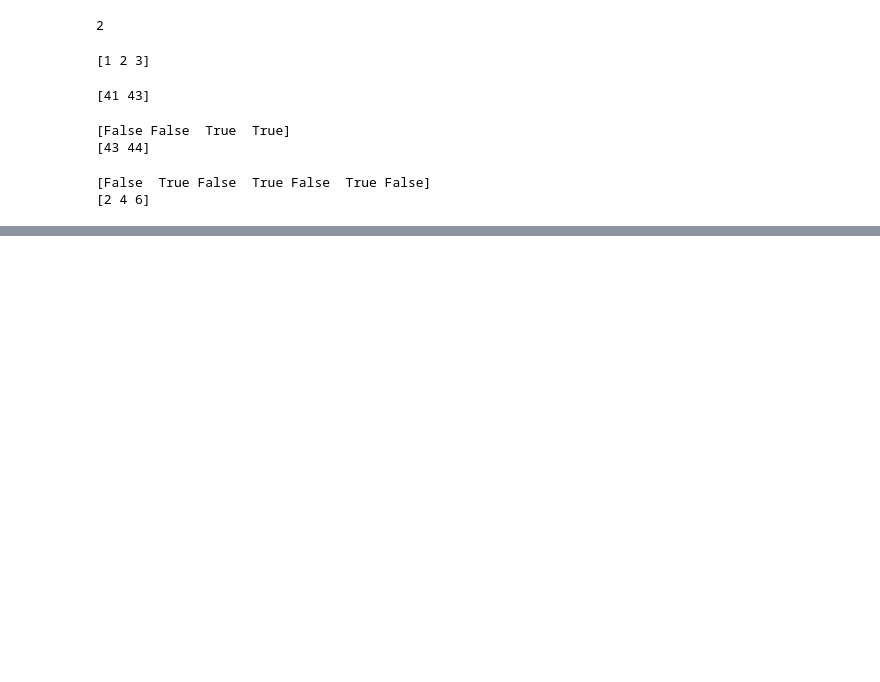
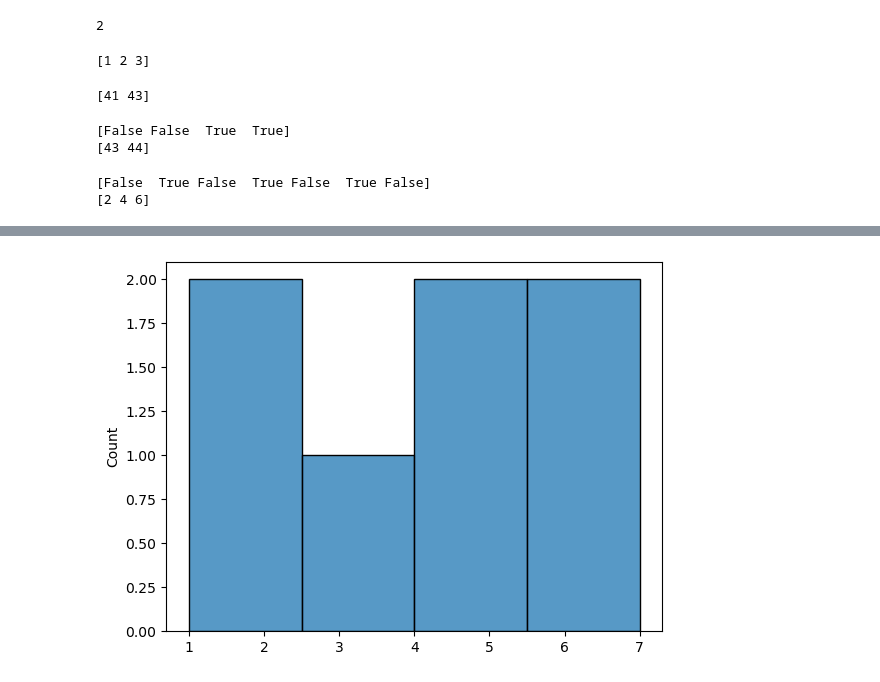
Before and after one commit to nimakarimiank/python-challenges, a Jupyter notebook: syntax review/numpy/learn.ipynb, the cells around one changed output, grey strips where cells are left out. Drawn from its saved outputs; the diff is of its cells as text; code cells hidden in the pictures; blank space fills up the shorter version.

```diff
--- a/syntax review/numpy/learn.ipynb
+++ b/syntax review/numpy/learn.ipynb
@@ -463,0 +472,5 @@ shuffled arr:  [5 6 7 1 3 2 4]
+# %%
+sb.histplot(arr)
+plt.show()
+# %% [output]
+[figure, added]
```
Also changed, not shown: parts of 14 cells of this notebook.
